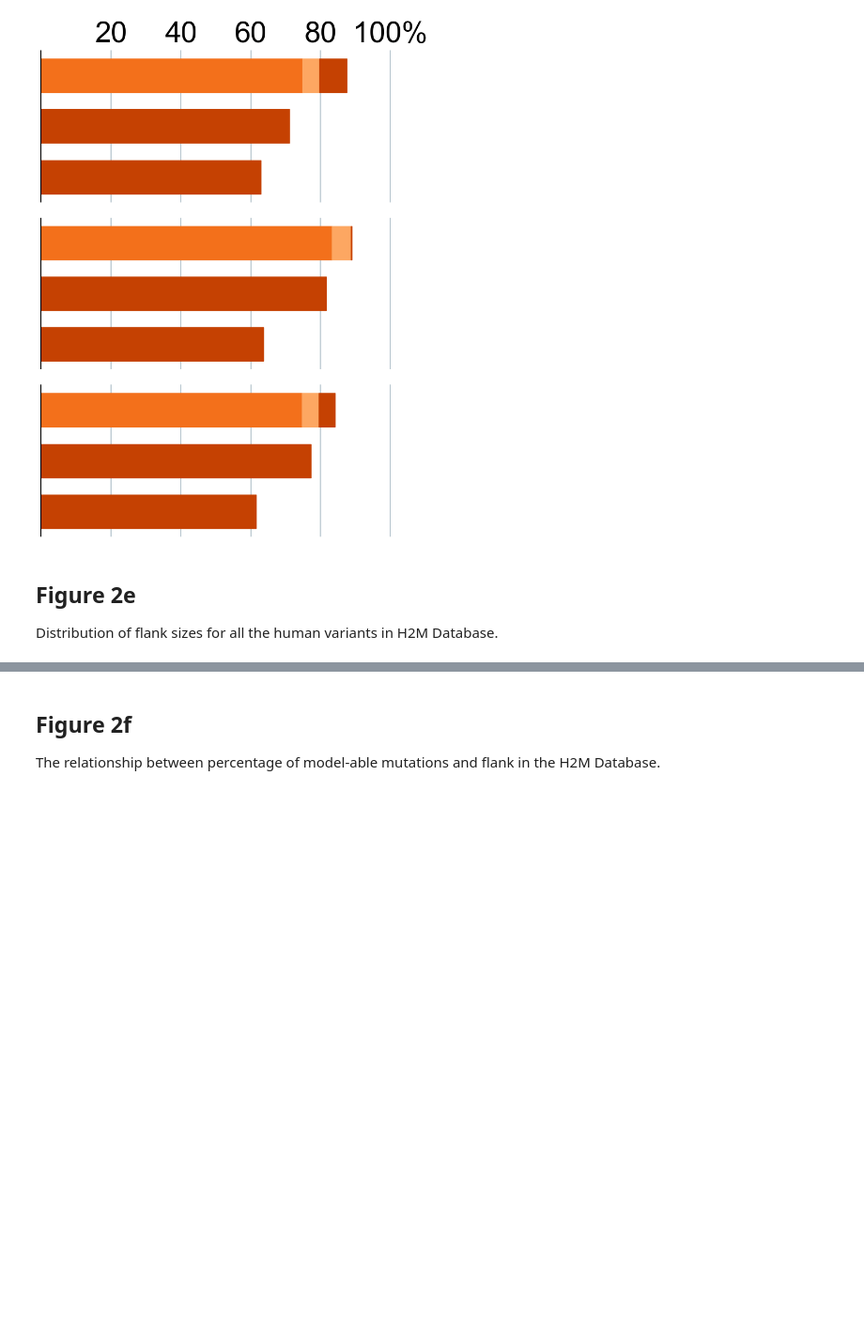
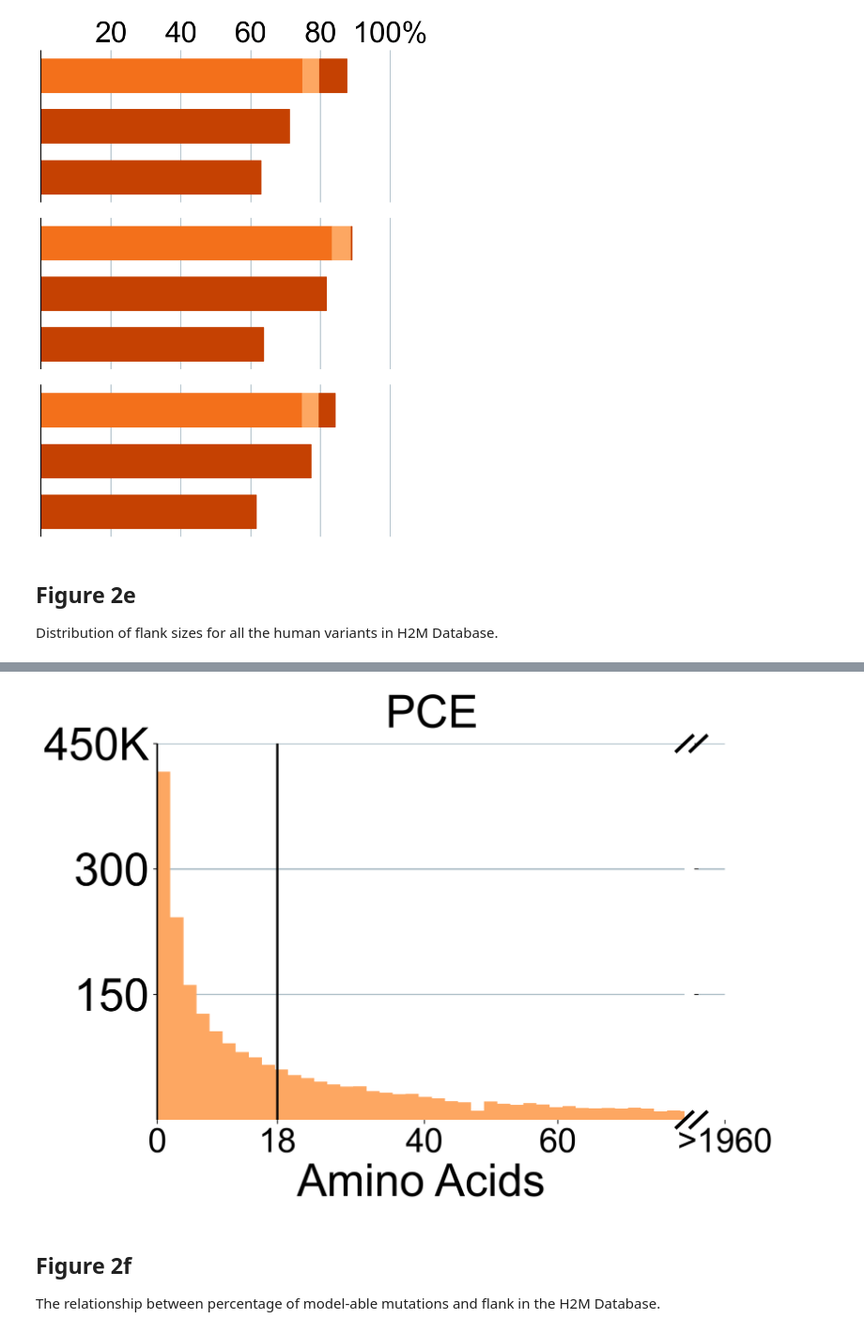
Before and after one commit to kexindon/h2m-public, a Jupyter notebook: figure_generation/figure2.ipynb, the cells around one changed output, grey strips where cells are left out. Shown at 94% size. Saved outputs shown, nothing was run; the diff lists cells and outputs as text; code cells hidden in the pictures; blank space fills up the shorter version.

```diff
--- a/figure_generation/figure2.ipynb
+++ b/figure_generation/figure2.ipynb
@@ -518,3 +536,58 @@ plt.show()
+# %%
+# PCE
+fig, (ax,ax2) = plt.subplots(ncols= 2, nrows = 1, figsize=(9,6), dpi = 300, sharey=True, gridspec_kw={'width_ratios': [20, 1]})
+fig.subplots_adjust(wspace=0.05)
+# Assuming df_binded is your DataFrame
+ax.hist(dd2['flank_size'], bins=1000, color = plt.cm.Oranges(0.4))
+ax2.hist(dd2['flank_size'], bins=1000,color = plt.cm.Oranges(0.4))
+# Set the x-axis limit to show only 0 to 750
+ax.set_xlim(0, 79)
+ax2.set_ylim(0, 450000)
+ax.yaxis.set_ticks([x*150000 for x in [1,2,3]])
+ax.yaxis.set_ticklabels(['150', '300', '450K'], size=40, fontfamily="Arial", fontweight=100)
+ax.xaxis.set_ticks([0,18,40,60])
+ax.xaxis.set_ticklabels([0,18,40,60], size=30, fontfamily="Arial", fontweight=100)
+# ax.yaxis.set_tick_params(labelbottom=False, labeltop=True, length=0)
+ax.set_axisbelow(True)
+ax.grid(axis = "y", color="#A8BAC4", lw=1.2)
+ax.spines["right"].set_visible(False)
+ax.spines["top"].set_visible(False)
+ax.spines["bottom"].set_visible(False)
+ax.spines["left"].set_lw(1.5)
+ax.spines["left"].set_capstyle("butt")
+
+ax2.set_xlim(1959, 1960)
+ax2.set_ylim(0, 450000)
+ax2.yaxis.set_ticks([x*150000 for x in [1,2,3]])
+ax2.xaxis.set_ticks([1960])
+ax2.xaxis.set_ticklabels(['>1960'], size=30, fontfamily="Arial", fontweight=100)
+
+# ax.yaxis.set_tick_params(labelbottom=False, labeltop=True, length=0)
+ax2.set_axisbelow(True)
+ax2.grid(axis = "y", color="#A8BAC4", lw=1.2)
+ax2.spines["right"].set_visible(False)
+ax2.spines["top"].set_visible(False)
+ax2.spines["bottom"].set_visible(False)
+ax2.spines["left"].set_visible(False)
+
+ax.plot([18, 18], [0, 450000], linewidth=2, linestyle='-', color='black')
+
+d = .015  # 斜线的大小
+dd = .02
+kwargs = dict(transform=ax.transAxes, color='k', clip_on=False)
+ax.plot((1-d, 1+d), (-dd, +dd), **kwargs, linewidth=3)
+ax.plot((1-d, 1+d), (1-dd, 1+dd), **kwargs, linewidth=3)
+kwargs.update(transform=ax2.transAxes)
+ax2.plot((-d*20, +d*20), (1-dd, 1+dd), **kwargs, linewidth=3)
+ax2.plot((-d*20, +d*20), (-dd, +dd), **kwargs, linewidth=3)
+ax.set_xlabel(f"Amino Acids", fontsize=40)
+plt.yticks(fontsize = 40)
+plt.suptitle('PCE',fontsize=40)
+# Display the plot
+plt.savefig(f'/Users/kexindong/Documents/GitHub/Output/h2m_database/figures/database/hist_flank_size_2.pdf', bbox_inches='tight')
+plt.show()
+# %% [output]
+[figure, added]
 # %% [markdown]
 ## Figure 2f
 
```
Also changed, not shown: parts of 4 cells of this notebook, 2 other files.
